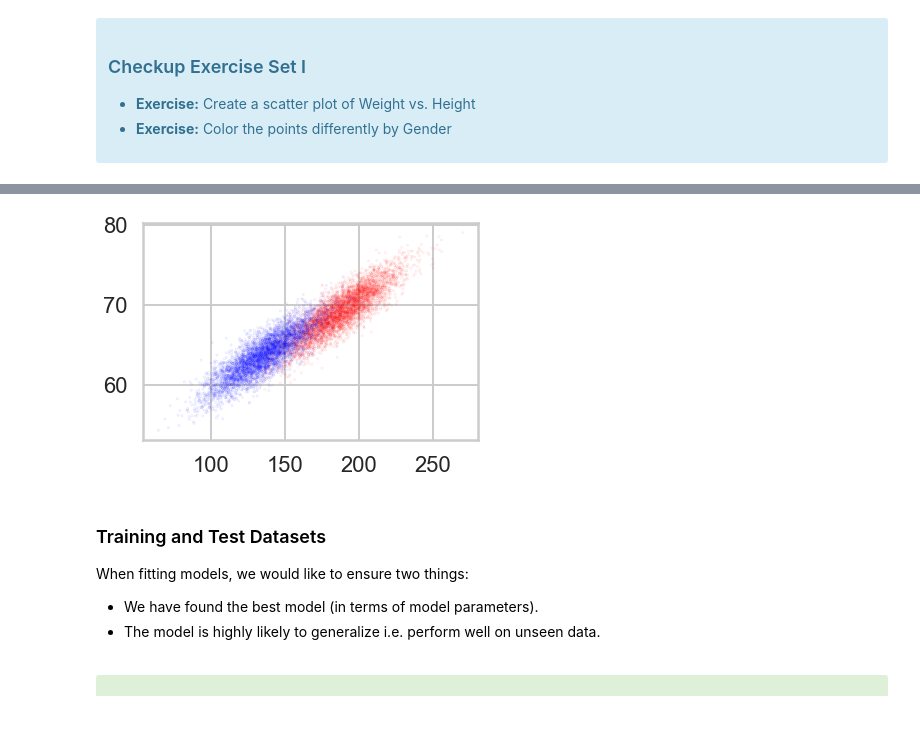
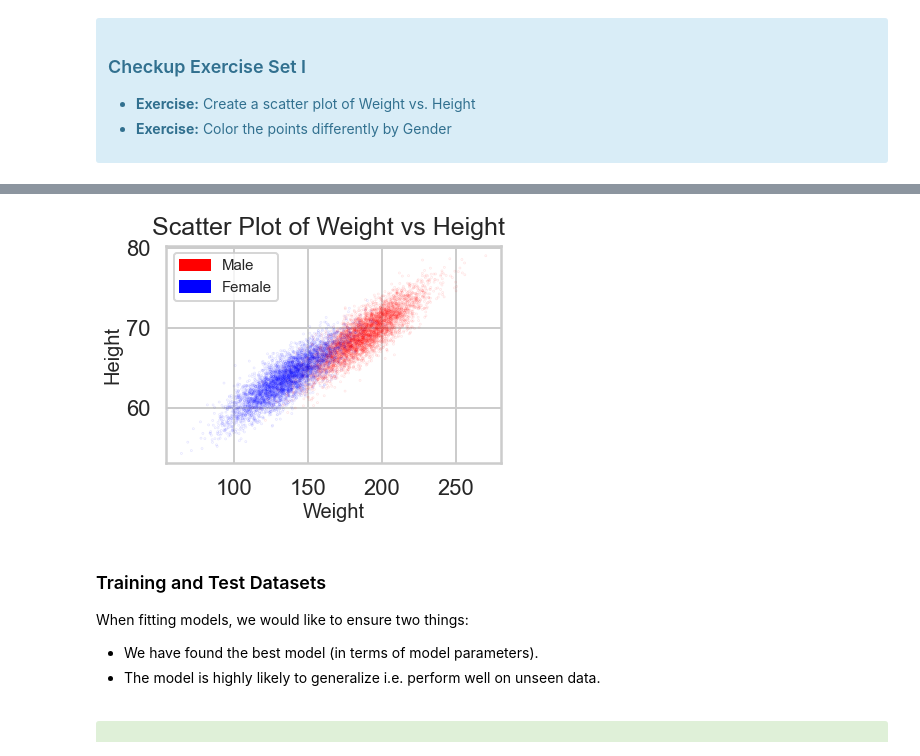
Before and after one commit to randrmoel/logistic_reg, a Jupyter notebook: Logistic Regression Advanced Case Study.ipynb, the cells around one changed output, grey strips where cells are left out. Cells and saved outputs as stored; diff of their text form; code cells hidden in the pictures; blank space fills up the shorter version.

```diff
--- a/Logistic Regression Advanced Case Study.ipynb
+++ b/Logistic Regression Advanced Case Study.ipynb
@@ -129,8 +133,15 @@ plt.show()
 # %%
-_ = plt.scatter(dflog['Weight'], dflog['Height'], facecolors='none', edgecolors = ['r' if g =='Male' else 'b' for g in dflog['Gender']], s=.5, alpha = .1)
+_ = plt.scatter(dflog['Weight'], dflog['Height'], facecolors='none',
+                edgecolors = ['r' if g =='Male' else 'b' for g in dflog['Gender']], s=.5, alpha = .1)
+plt.suptitle("Scatter Plot of Weight vs Height", fontsize = 25)
+plt.xlabel('Weight', fontsize = 20)
+plt.ylabel("Height", fontsize = 20)
+red_patch = mpatches.Patch(color='red', label='Male')
+blue_patch = mpatches.Patch(color='blue', label ='Female')
+plt.legend(handles =[red_patch, blue_patch], fontsize = 15)
 plt.show()
 # %% [output]
-[figure, old version]
+[figure, new version]
 # %% [markdown]
 ### Training and Test Datasets
 
```
Also changed, not shown: parts of 8 cells of this notebook.
